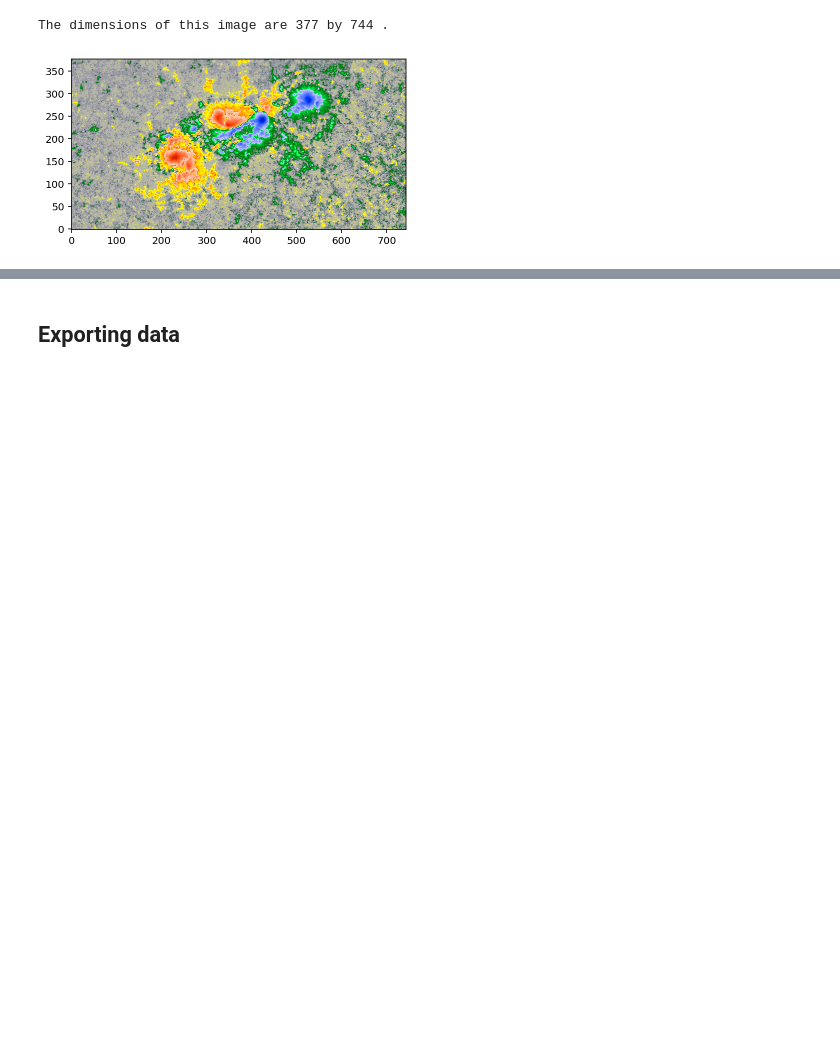
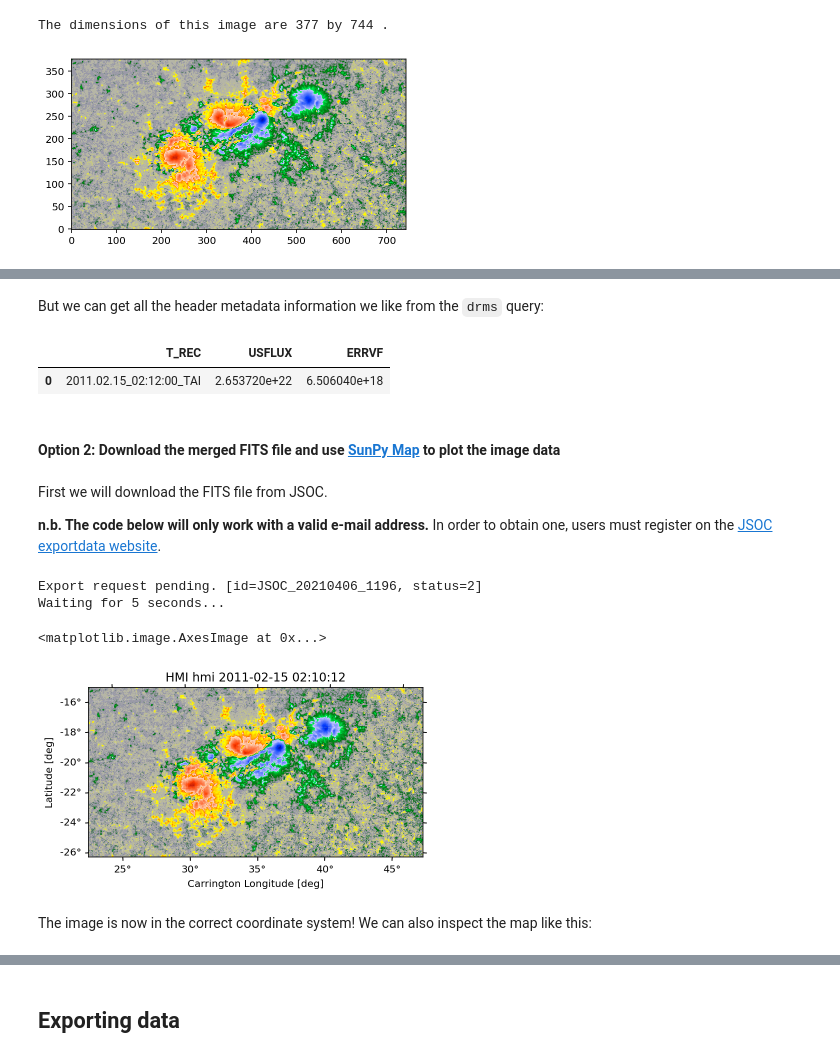
Before and after one commit to mbobra/SHARPs, a Jupyter notebook: plot_swx_d3.ipynb, the cells around one changed output, grey strips where cells are left out. Cells and saved outputs as stored; diff of their text form; code cells hidden in the pictures; blank space fills up the shorter version.

Commit message:
added astropy fitsio examples for @davisite

```diff
--- a/plot_swx_d3.ipynb
+++ b/plot_swx_d3.ipynb
@@ -205,3 +217,5 @@ We can also query for and view image data by downloading the unmerged FITS file,
 # %%
-url = 'http://jsoc.stanford.edu' + segments.Br[54]  # add the jsoc.stanford.edu suffix to the segment name
-photosphere_image = fits.open(url)                  # download the data
+hmi_query_string = 'hmi.sharp_cea_720s[377][2011.02.15_02:12:00_TAI]'
+keys, segments = c.query(hmi_query_string, key='T_REC, USFLUX, ERRVF', seg='Br')
+url = 'http://jsoc.stanford.edu' + segments.Br[0]   # add the jsoc.stanford.edu suffix to the segment name
+photosphere_image = fits.open(url)                  # download and open the unmerged FITS file via astropy
@@ -214,0 +247,15 @@ The dimensions of this image are 377 by 744 .
+# %% [markdown]
+But we can get all the header metadata information we like from the `drms` query:
+# %%
+keys
+# %% [output]
+|  | T_REC | USFLUX | ERRVF |
+| 0 | 2011.02.15_02:12:00_TAI | 2.653720e+22 | 6.506040e+18 |
+# %% [markdown]
+#### Option 2: Download the merged FITS file and use [SunPy Map](https://docs.sunpy.org/en/stable/code_ref/map.html) to plot the image data
+# %% [markdown]
+First we will download the FITS file from JSOC.
+
+<b> n.b. The code below will only work with a valid e-mail address. </b> In order to obtain one, users must register on the [JSOC exportdata website](http://jsoc.stanford.edu/ajax/exportdata.html).
+# %%
+email = 'your@email.address'
@@ -214,0 +264,16 @@ The dimensions of this image are 377 by 744 .
+# %%
+# Export the magnetogram as a FITS image
+r = c.export(hmi_query_string+'{Br}', protocol='fits', email=email)
+fits_url_hmi = r.urls['url'][0]
+hmi_map = sunpy.map.Map(fits_url_hmi)
+# %% [output]
+Export request pending. [id=JSOC_20210406_1196, status=2]
+Waiting for 5 seconds...
+# %%
+fig = plt.figure()
+hmi_map.plot(cmap=hmimag, vmin=-3000,vmax=3000)
+# %% [output]
+<matplotlib.image.AxesImage at 0x...>
+[figure, added]
+# %% [markdown]
+The image is now in the correct coordinate system! We can also inspect the map like this:
```
Also changed, not shown: parts of 24 cells of this notebook.
